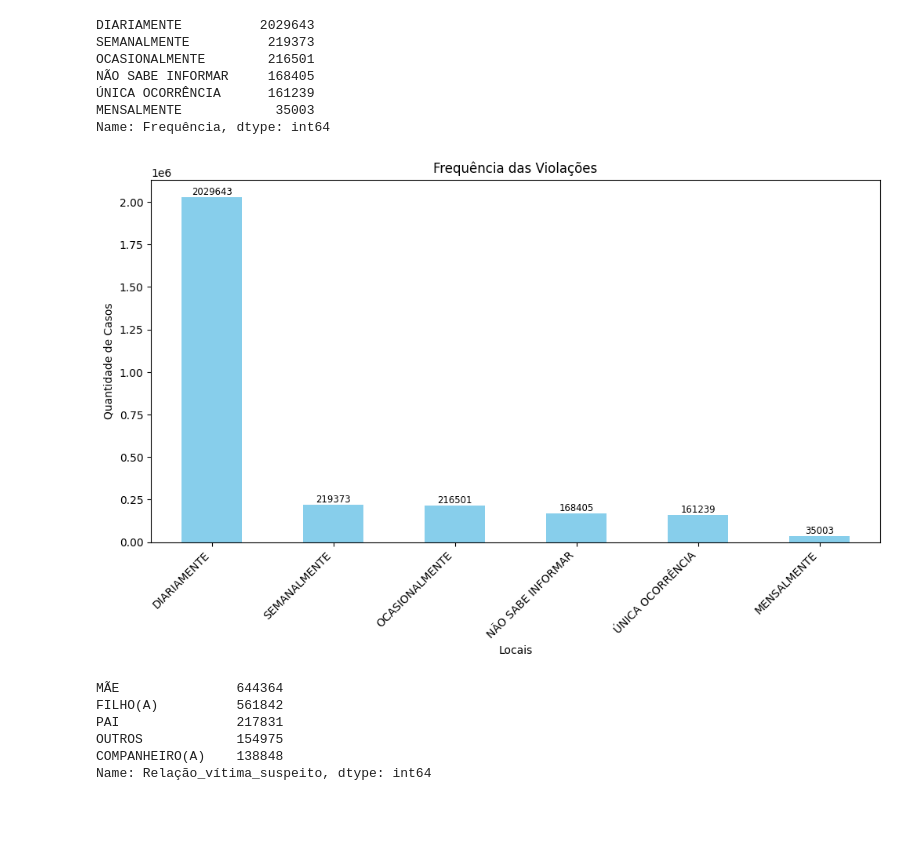
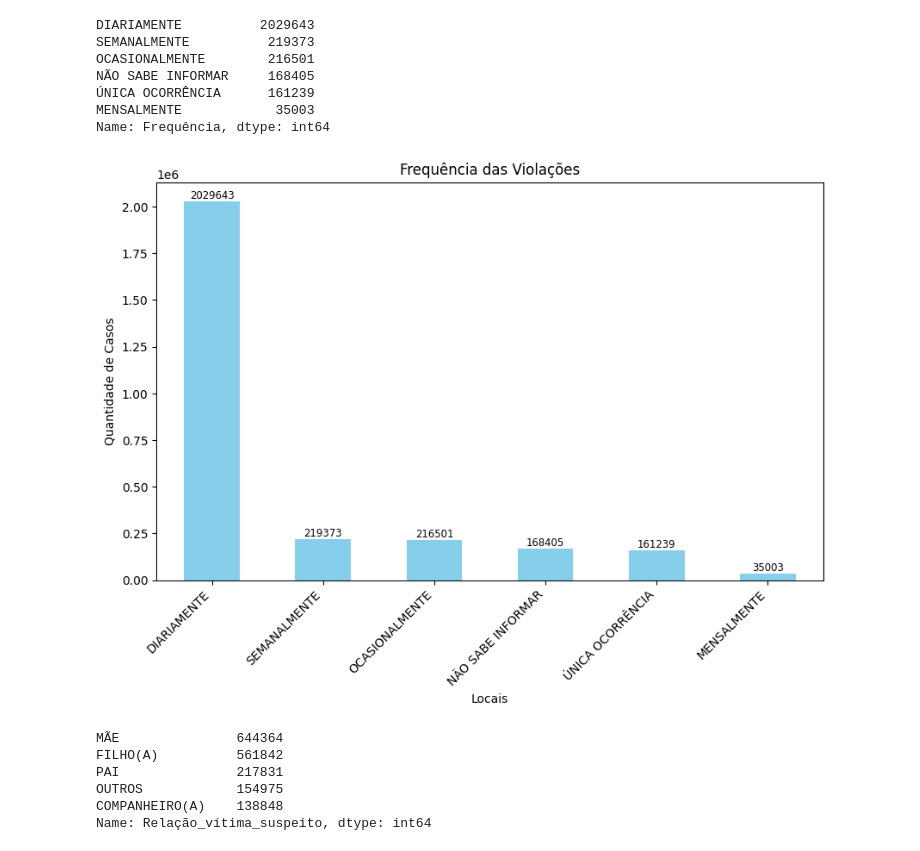
Before and after one commit to LerinaMM/central_de_atendimento_a_mulher, a Jupyter notebook: violencia_contra_mulher_3.ipynb, the cells around one changed output. Saved outputs shown, nothing was run; the diff lists cells and outputs as text; code cells hidden in the pictures; blank space fills up the shorter version.

```diff
--- a/violencia_contra_mulher_3.ipynb
+++ b/violencia_contra_mulher_3.ipynb
@@ -759,23 +733,23 @@ Name: Frequência, dtype: int64
 # %%
 # Use o método value_counts para contar a quantidade de denuncias nos cenários de violação
 top_frequencia= dados_unidos['Frequência'].value_counts()
 
 # Exibir as 20 principais locais onde as vitimas informam as denuncias
-plt.figure(figsize=(12, 6))
+plt.figure(figsize=(10, 6))
 top_frequencia.plot(kind='bar', color='skyblue')
 plt.title('Frequência das Violações')
 plt.xlabel('Locais')
 plt.ylabel('Quantidade de Casos')
 plt.xticks(rotation=45, ha='right')
 
 # Adicionando os valores absolutos na parte superior da barra
 for i, v in enumerate(top_frequencia.values):
     plt.text(i, v, v, ha='center', va='bottom', size='small')
 
 # Mostrando o grafico
 plt.show()
 # %% [output]
-[figure, old version]
+[figure, new version]
 # %%
 # Extrair dados da coluna "relação_vitima_suspeito"
 
```
Also changed, not shown: parts of 35 cells of this notebook.
